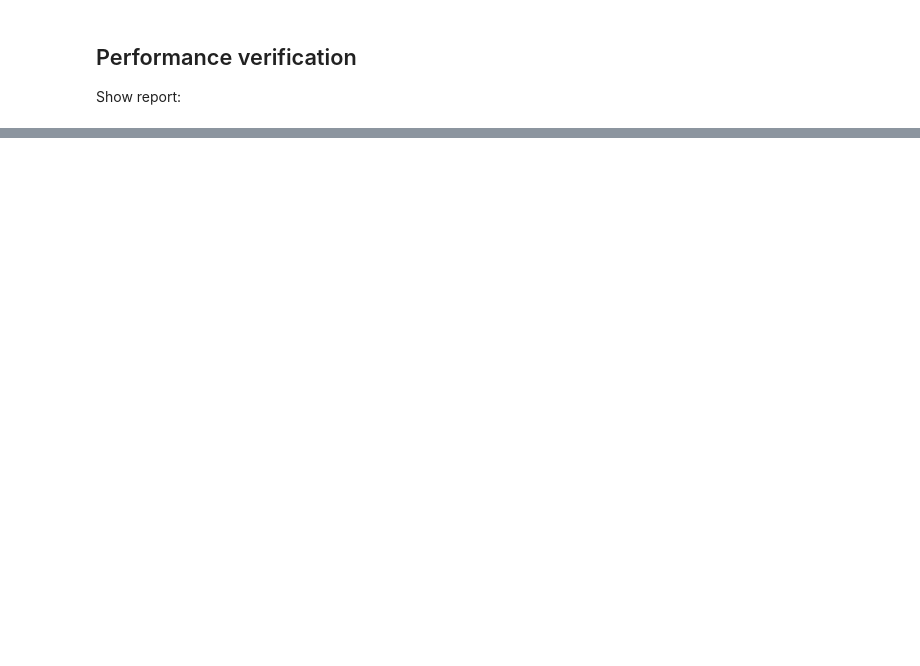
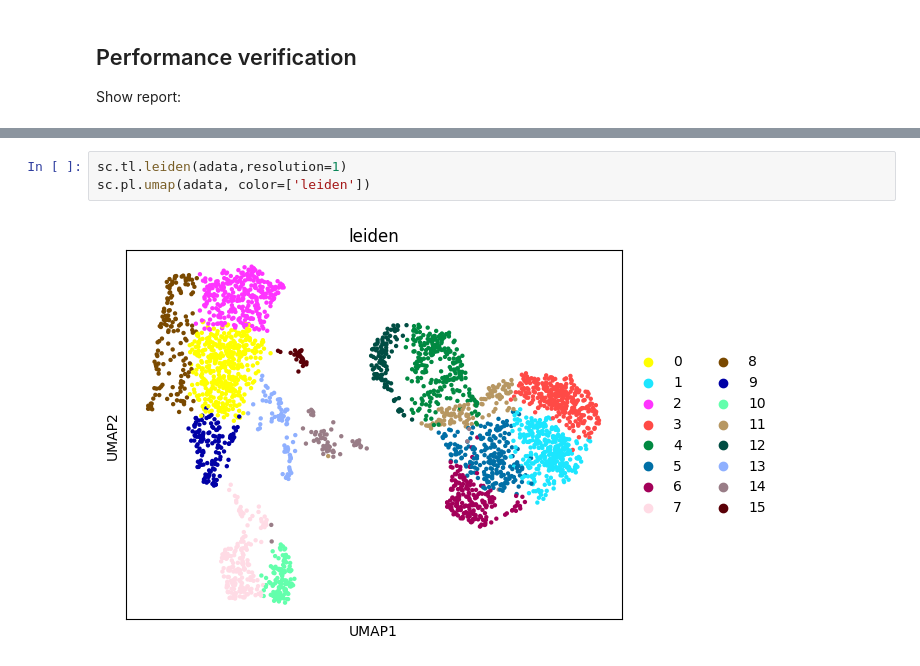
Before and after one commit to yusuke-imoto-lab/RECODE, a Jupyter notebook: python/sphinx/Tutorials/Tutorial_Multiome.ipynb, the cells around one changed output, grey strips where cells are left out. Drawn from its saved outputs; the diff is of its cells as text; blank space fills up the shorter version.

```diff
--- a/python/sphinx/Tutorials/Tutorial_Multiome.ipynb
+++ b/python/sphinx/Tutorials/Tutorial_Multiome.ipynb
@@ -54,0 +90,5 @@ recode.report()
+# %%
+sc.tl.leiden(adata,resolution=1)
+sc.pl.umap(adata, color=['leiden'])
+# %% [output]
+[figure, added]
```
Also changed, not shown: parts of 12 cells of this notebook, 1 other file.
